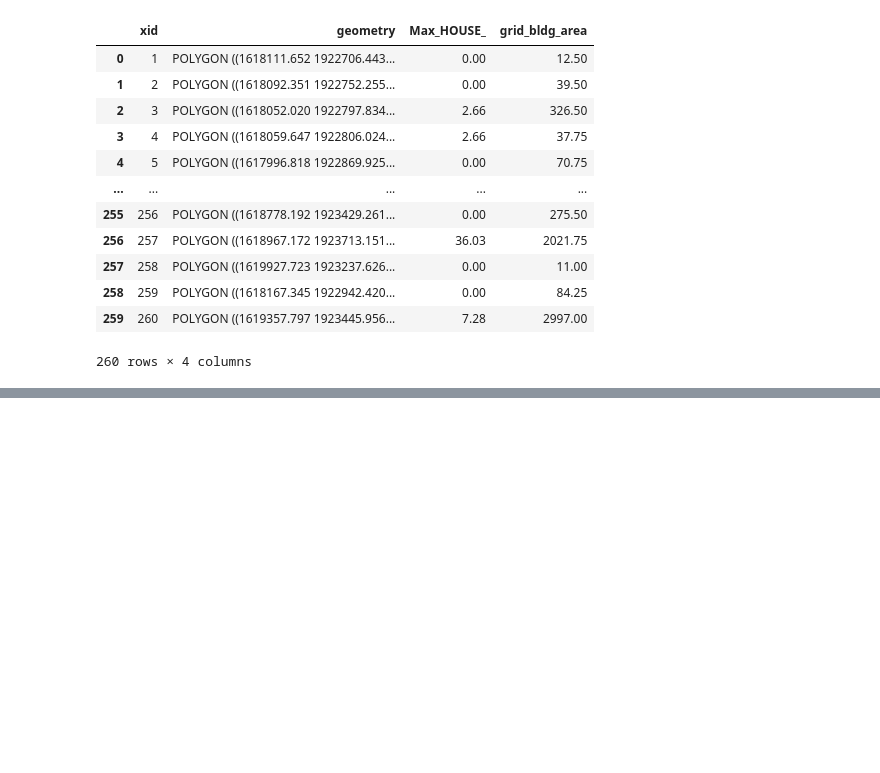
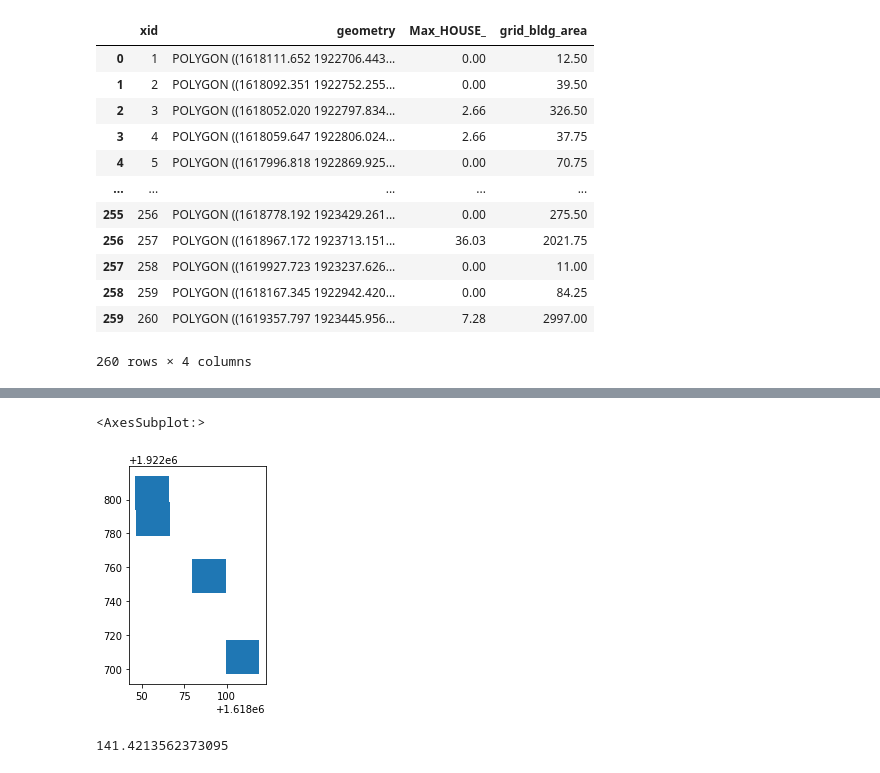
Before and after one commit to IMMM-SFA/naturf, a Jupyter notebook: notebooks/naturf_quickstarter.ipynb, the cells around one changed output, grey strips where cells are left out. Saved outputs shown, nothing was run; the diff lists cells and outputs as text; code cells hidden in the pictures; blank space fills up the shorter version.

```diff
--- a/notebooks/naturf_quickstarter.ipynb
+++ b/notebooks/naturf_quickstarter.ipynb
@@ -518,0 +1102,15 @@ areas = gdf.set_index("xid")["grid_bldg_area"].to_dict()
+# %%
+# Note cap_style: round = 1, flat = 2, square = 3
+# buffer = points.buffer(2, cap_style = 3)
+
+gdf.iloc[0:4].geometry.centroid.buffer(10, cap_style=3).plot()
+# %% [output]
+<AxesSubplot:>
+[figure, added]
+# %%
+# when using a 100 pixel radius to square buffer there can only be a near centroid intersecting at the hypotenuse of a quadrant
+max_hypotenuse = np.sqrt(100**2 + 100**2)
+
+max_hypotenuse
+# %% [output]
+141.4213562373095
```
Also changed, not shown: parts of 92 cells of this notebook, 2 other files.
